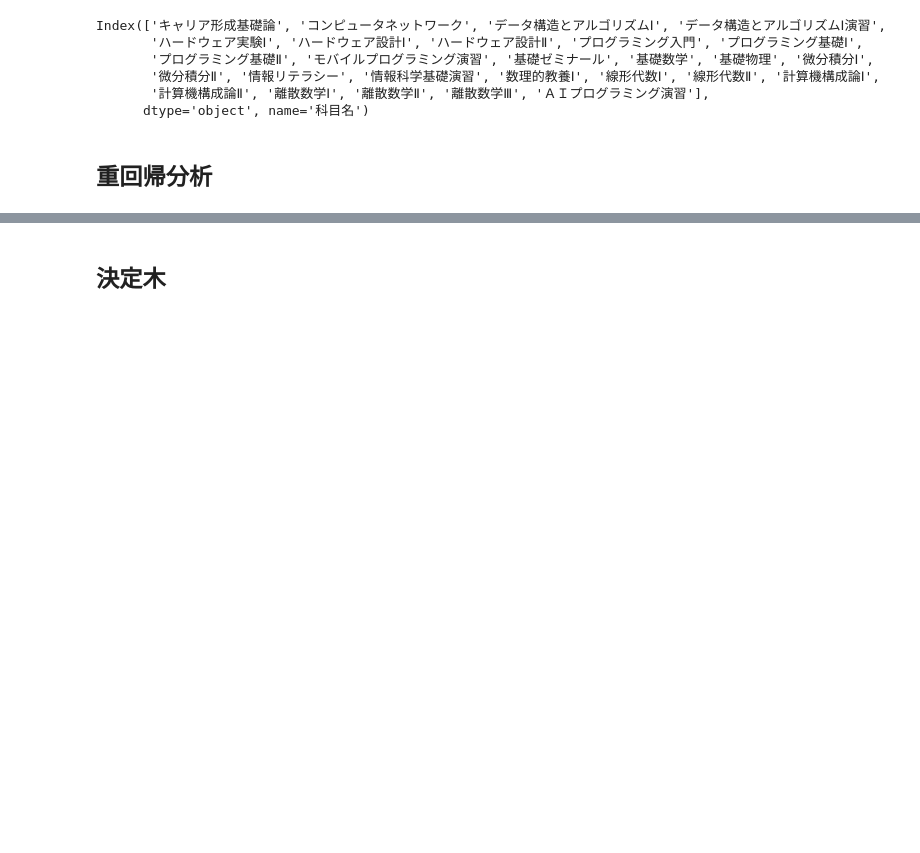
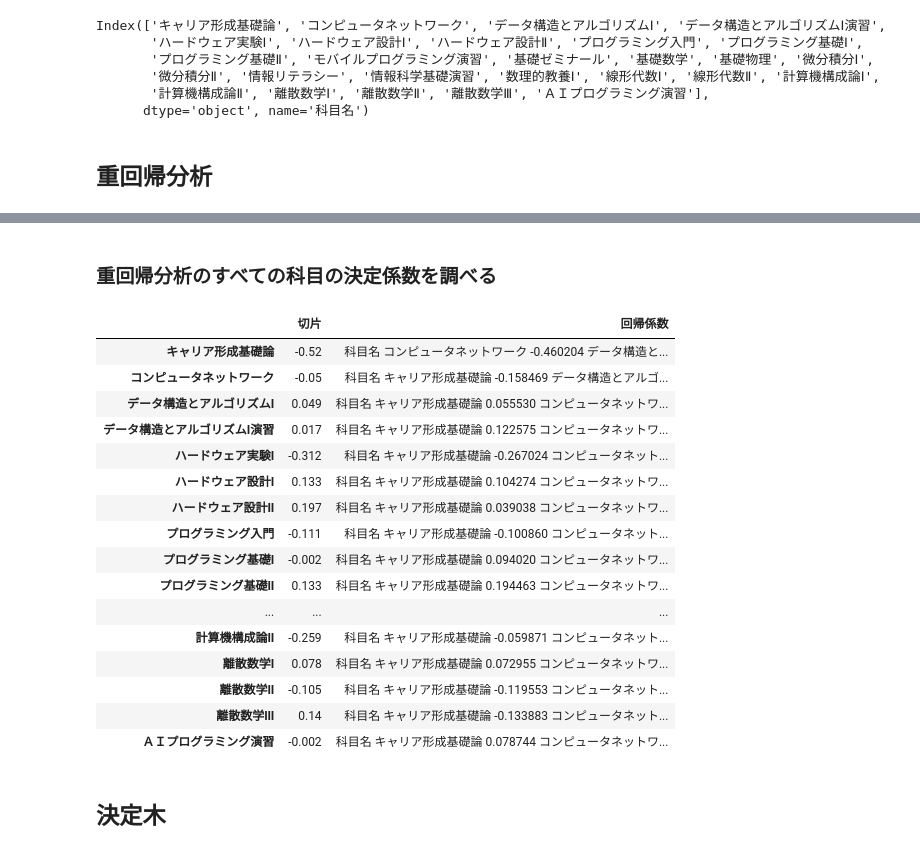
Before and after one commit to ltpdo/GradeData-MachineLearing, a Jupyter notebook: 科目ごとの仕分け.ipynb, the cells around one changed output, grey strips where cells are left out. Cells and saved outputs as stored; diff of their text form; code cells hidden in the pictures; blank space fills up the shorter version.

```diff
--- a/科目ごとの仕分け.ipynb
+++ b/科目ごとの仕分け.ipynb
@@ -364,3 +344,61 @@ plt.show()
+# %% [markdown]
+### 重回帰分析のすべての科目の決定係数を調べる
+# %%
+# すべての科目
+subject_names = [
+  'キャリア形成基礎論', 'コンピュータネットワーク', 'データ構造とアルゴリズムⅠ', 'データ構造とアルゴリズムⅠ演習',
+  'ハードウェア実験Ⅰ', 'ハードウェア設計Ⅰ', 'ハードウェア設計Ⅱ', 'プログラミング入門', 'プログラミング基礎Ⅰ',
+  'プログラミング基礎Ⅱ', 'モバイルプログラミング演習', '基礎ゼミナール', '基礎数学', '基礎物理', '微分積分Ⅰ',
+  '微分積分Ⅱ', '情報リテラシー', '情報科学基礎演習', '数理的教養Ⅰ', '線形代数Ⅰ', '線形代数Ⅱ', '計算機構成論Ⅰ',
+  '計算機構成論Ⅱ', '離散数学Ⅰ', '離散数学Ⅱ', '離散数学Ⅲ', 'ＡＩプログラミング演習']
+
+# スコアを保存
+scores = {}
+
+# 回帰係数を保存
+regression_coefficient = {}
+
+for subject in subject_names:
+  # 目的変数と説明変数
+  X = data_21.drop(subject, axis = 1)
+  y = data_21[subject]
+
+  # 訓練データとテストデータ
+  X_train, X_test, y_train, y_test = train_test_split(X, y, test_size = 0.3, random_state = 0)
+
+  # モデル
+  model = LinearRegression()
+  model.fit(X_train, y_train)
+
+  # スコアを格納
+  scores[(subject, "train_score")] = model.score(X_train, y_train)
+  scores[(subject, "test_score")] = model.score(X_test, y_test)
+
+  # 回帰係数を格納
+  regression_coefficient[(subject, "回帰係数")] = pd.Series(model.coef_, index = X.columns)
+  regression_coefficient[(subject, "切片")] = round(model.intercept_, 3)
+
+# 結果を表示
+pd.Series(scores).unstack()
+pd.Series(regression_coefficient).unstack()
+# %% [output]
+|  | 切片 | 回帰係数 |
+| キャリア形成基礎論 | -0.52 | 科目名 コンピュータネットワーク -0.460204 データ構造と... |
+| コンピュータネットワーク | -0.05 | 科目名 キャリア形成基礎論 -0.158469 データ構造とアルゴ... |
+| データ構造とアルゴリズムⅠ | 0.049 | 科目名 キャリア形成基礎論 0.055530 コンピュータネットワ... |
+| データ構造とアルゴリズムⅠ演習 | 0.017 | 科目名 キャリア形成基礎論 0.122575 コンピュータネットワ... |
+| ハードウェア実験Ⅰ | -0.312 | 科目名 キャリア形成基礎論 -0.267024 コンピュータネット... |
+| ハードウェア設計Ⅰ | 0.133 | 科目名 キャリア形成基礎論 0.104274 コンピュータネットワ... |
+| ハードウェア設計Ⅱ | 0.197 | 科目名 キャリア形成基礎論 0.039038 コンピュータネットワ... |
+| プログラミング入門 | -0.111 | 科目名 キャリア形成基礎論 -0.100860 コンピュータネット... |
+| プログラミング基礎Ⅰ | -0.002 | 科目名 キャリア形成基礎論 0.094020 コンピュータネットワ... |
+| プログラミング基礎Ⅱ | 0.133 | 科目名 キャリア形成基礎論 0.194463 コンピュータネットワ... |
+| ... | ... | ... |
+| 計算機構成論Ⅱ | -0.259 | 科目名 キャリア形成基礎論 -0.059871 コンピュータネット... |
+| 離散数学Ⅰ | 0.078 | 科目名 キャリア形成基礎論 0.072955 コンピュータネットワ... |
+| 離散数学Ⅱ | -0.105 | 科目名 キャリア形成基礎論 -0.119553 コンピュータネット... |
+| 離散数学Ⅲ | 0.14 | 科目名 キャリア形成基礎論 -0.133883 コンピュータネット... |
+| ＡＩプログラミング演習 | -0.002 | 科目名 キャリア形成基礎論 0.078744 コンピュータネットワ... |
 # %% [markdown]
 ## 決定木
 # %%
```
Also changed, not shown: parts of 2 cells of this notebook.
